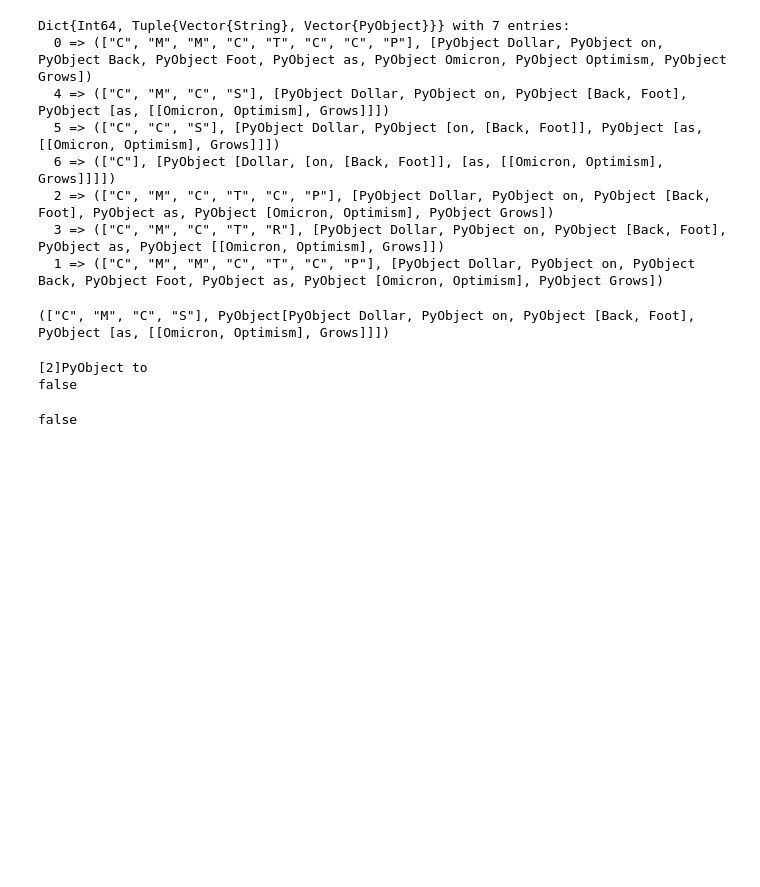
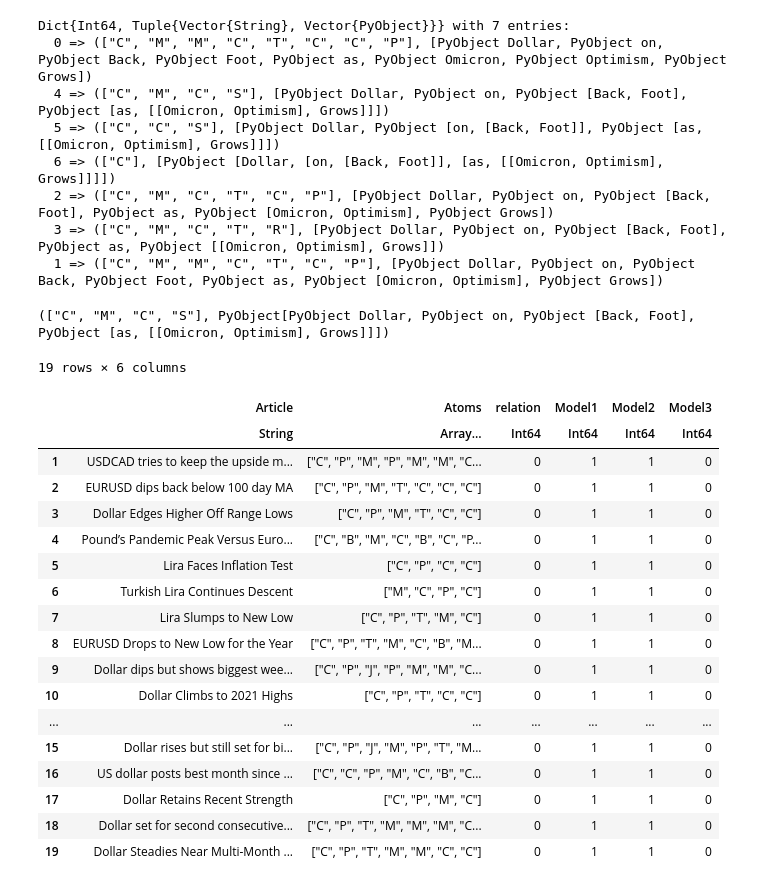
Before and after one commit to fmordarski/semantic_hypergraphs_nlp, a Jupyter notebook: second_stage.ipynb, the cells around one changed output. Cells and saved outputs as stored; diff of their text form; code cells hidden in the pictures; blank space fills up the shorter version.

```diff
--- a/second_stage.ipynb
+++ b/second_stage.ipynb
@@ -464,9 +464,25 @@ Dict{Int64, Tuple{Vector{String}, Vector{PyObject}}} with 7 entries:
 edges[4]
 # %% [output]
 (["C", "M", "C", "S"], PyObject[PyObject Dollar, PyObject on, PyObject [Back, Foot], PyObject [as, [[Omicron, Optimism], Grows]]])
-# %%
-check_connector(edges[2])
-# %% [output]
-[2]PyObject to
-false
-false
+# %%
+filter(row -> (row["Model2"] == 1) & (row["relation"] == 0) & (row["Model3"] == 0) & (row["Model1"] == 1), data)
+# %% [output]
+19 rows × 6 columns
+|  | Article | Atoms | relation | Model1 | Model2 | Model3 |
+|  | String | Array… | Int64 | Int64 | Int64 | Int64 |
+| 1 | USDCAD tries to keep the upside m... | ["C", "P", "M", "P", "M", "M", "C... | 0 | 1 | 1 | 0 |
+| 2 | EURUSD dips back below 100 day MA | ["C", "P", "M", "T", "C", "C", "C"] | 0 | 1 | 1 | 0 |
+| 3 | Dollar Edges Higher Off Range Lows | ["C", "P", "M", "T", "C", "C"] | 0 | 1 | 1 | 0 |
+| 4 | Pound’s Pandemic Peak Versus Euro... | ["C", "B", "M", "C", "B", "C", "P... | 0 | 1 | 1 | 0 |
+| 5 | Lira Faces Inflation Test | ["C", "P", "C", "C"] | 0 | 1 | 1 | 0 |
+| 6 | Turkish Lira Continues Descent | ["M", "C", "P", "C"] | 0 | 1 | 1 | 0 |
+| 7 | Lira Slumps to New Low | ["C", "P", "T", "M", "C"] | 0 | 1 | 1 | 0 |
+| 8 | EURUSD Drops to New Low for the Year | ["C", "P", "T", "M", "C", "B", "M... | 0 | 1 | 1 | 0 |
+| 9 | Dollar dips but shows biggest wee... | ["C", "P", "J", "P", "M", "M", "C... | 0 | 1 | 1 | 0 |
+| 10 | Dollar Climbs to 2021 Highs | ["C", "P", "T", "C", "C"] | 0 | 1 | 1 | 0 |
+| ... | ... | ... | ... | ... | ... | ... |
+| 15 | Dollar rises but still set for bi... | ["C", "P", "J", "M", "P", "T", "M... | 0 | 1 | 1 | 0 |
+| 16 | US dollar posts best month since ... | ["C", "C", "P", "M", "C", "B", "C... | 0 | 1 | 1 | 0 |
+| 17 | Dollar Retains Recent Strength | ["C", "P", "M", "C"] | 0 | 1 | 1 | 0 |
+| 18 | Dollar set for second consecutive... | ["C", "P", "T", "M", "M", "M", "C... | 0 | 1 | 1 | 0 |
+| 19 | Dollar Steadies Near Multi-Month ... | ["C", "P", "T", "M", "M", "C", "C"] | 0 | 1 | 1 | 0 |
```
Also changed, not shown: parts of 1 cell of this notebook.
